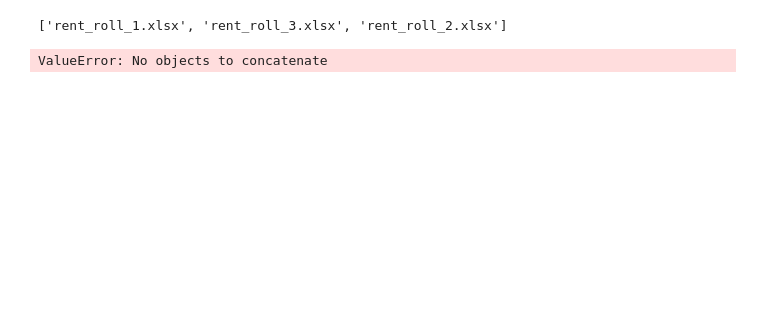
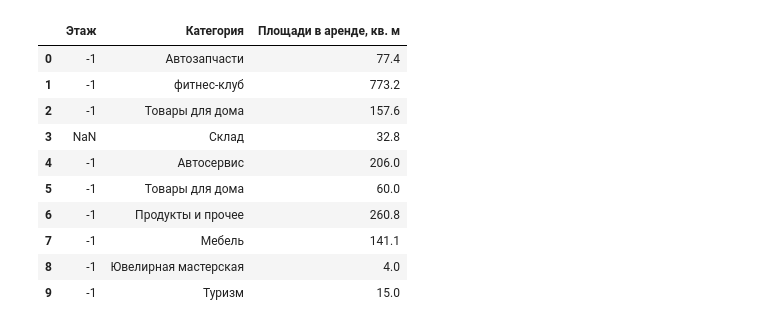
Before and after one commit to cerg-171011/Test, a Jupyter notebook: 1ое задание/1ое задание.ipynb, the cells around one changed output. Saved outputs shown, nothing was run; the diff lists cells and outputs as text; code cells hidden in the pictures; blank space fills up the shorter version.

```diff
--- a/1ое задание/1ое задание.ipynb
+++ b/1ое задание/1ое задание.ipynb
@@ -5,15 +5,20 @@ import matplotlib.pyplot as plt
 import os
 import seaborn as sns
 from pathlib import Path
-# %%
-#Установка рабочей директории на домашнюю папку (где должны находиться рабочие файлы)
-os.chdir(Path.home())
-print([i for i in os.listdir() if 'rent' in i])
-# %% [output]
-['rent_roll_1.xlsx', 'rent_roll_3.xlsx', 'rent_roll_2.xlsx']
 # %%
 # Объединение и открытие файлов (под индексом будет колнна "№ п/п")
-df = pd.concat([pd.read_excel(i, index_col = '№ п/п') for i in os.listdir() if 'rent' in i], ignore_index=True)
+df = pd.concat([pd.read_excel(f'../1ое задание/rent_roll_{i}.xlsx', index_col = '№ п/п')
+                for i in range(1,4)], ignore_index=True)
 df.head(10)
 # %% [output]
-ValueError: No objects to concatenate
+|  | Этаж | Категория | Площади в аренде, кв. м |
+| 0 | -1 | Автозапчасти | 77.4 |
+| 1 | -1 | фитнес-клуб | 773.2 |
+| 2 | -1 | Товары для дома | 157.6 |
+| 3 | NaN | Склад | 32.8 |
+| 4 | -1 | Автосервис | 206.0 |
+| 5 | -1 | Товары для дома | 60.0 |
+| 6 | -1 | Продукты и прочее | 260.8 |
+| 7 | -1 | Мебель | 141.1 |
+| 8 | -1 | Ювелирная мастерская | 4.0 |
+| 9 | -1 | Туризм | 15.0 |
```
Also changed, not shown: parts of 17 cells of this notebook.
